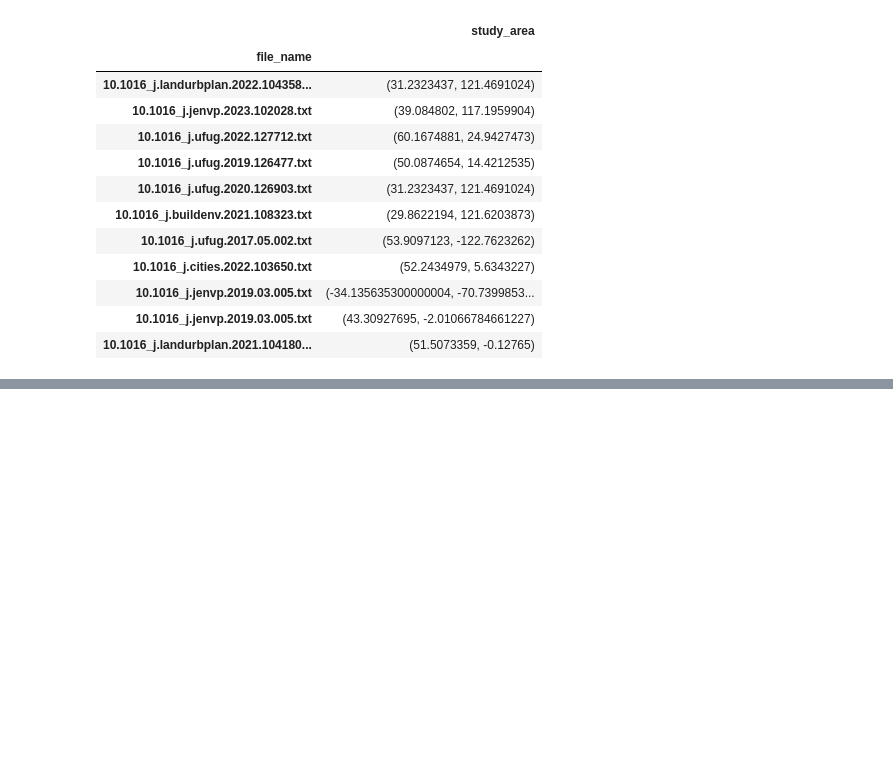
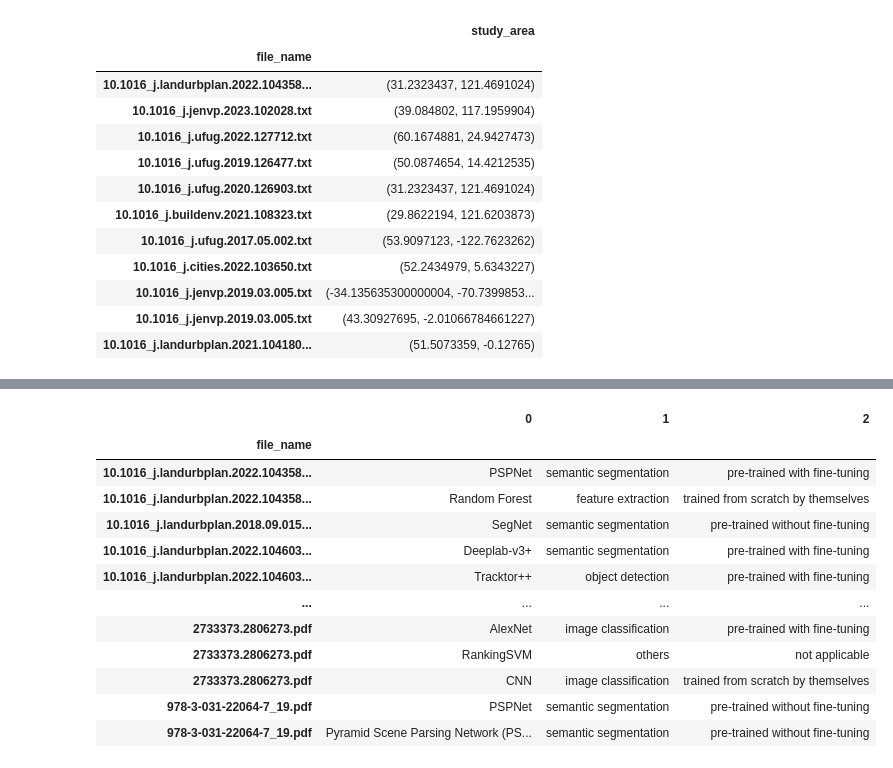
Before and after one commit to koito19960406/visual_perception_review, a Jupyter notebook: notebooks/info_extract.ipynb, the cells around one changed output, grey strips where cells are left out. Saved outputs shown, nothing was run; the diff lists cells and outputs as text; code cells hidden in the pictures; blank space fills up the shorter version.

```diff
--- a/notebooks/info_extract.ipynb
+++ b/notebooks/info_extract.ipynb
@@ -90,0 +100,80 @@ array(['{"other_data_sources": "not applicable"}',
+# %%
+import pandas as pd
+import ast
+qa_result_df = pd.read_csv("data/interim/qa_result_2023-07-19.csv")
+qa_result_df['label_dict'] = qa_result_df.iloc[:,9]
+
+# add {'cv': } around the string without it
+def add_cv(x):
+    if "cv" not in x:
+        return "{'cv_models': " + x + "}"
+    else:
+        return x
+qa_result_df["label_dict"] = qa_result_df["label_dict"].apply(lambda x: add_cv(x))
+def add_brackets_to_string(s):
+    # Locate the first occurrence of ':'
+    index = s.find(':')
+    if index == -1:
+        # If there's no colon, return the original string (This should not happen in your example)
+        return s
+
+    # Add the opening bracket after the colon and space
+    s = s[:index + 2] + "[" + s[index + 2:]
+
+    # Add the closing bracket just before the last }
+    # check if the last character is a }
+    if s[-1] == '}':
+        # If it is, add the bracket before it
+        s = s[:-1] + "]" + s[-1:]
+    else:
+        s = None
+    return s
+
+def ast_literal_eval(x):
+    try:
+        return ast.literal_eval(x)
+    except:
+        x = add_brackets_to_string(x)
+        if (x != "{'cv_models': [not applicable]}") & (x != None):
+            return ast.literal_eval(x)
+        else:
+            return None
+
+# check the length of the list and explode the list horizontally to columns
+def explode_horizontally(x):
+    if len(x) != 3:
+        return None
+    else:
+        return x
+# drop None
+qa_result_df = qa_result_df[qa_result_df["label_dict"].notnull()]
+qa_result_df["label_dict"] = qa_result_df['label_dict'].apply(lambda x: ast_literal_eval(x))
+qa_result_df = qa_result_df.join(pd.json_normalize(qa_result_df["label_dict"]))
+qa_result_df.set_index("file_name", inplace=True)
+qa_result_df = qa_result_df["cv_models"].explode().to_frame().reset_index()
+# Filter rows where the list has exactly 3 elements
+qa_result_df = qa_result_df.dropna(subset=['cv_models'])
+qa_result_df = qa_result_df[qa_result_df['cv_models'].apply(len) == 3]
+# Explode the list column into multiple columns
+# df_new = pd.DataFrame(qa_result_df['cv_models'].to_list(), columns=['col1_1', 'col1_2', 'col1_3'])
+# Then you can convert the 'label_dict' column to a list and create your new DataFrame:
+# qa_result_df['cv_models'].apply(lambda x: explode_horizontally(x))
+qa_result_df = pd.DataFrame(qa_result_df['cv_models'].to_list(), index=qa_result_df["file_name"])
+# Then you can convert the 'label_dict' column to a list and create your new DataFrame:
+# qa_result_df['cv_models'].apply(lambda x: explode_horizontally(x))
+# qa_result_df = pd.DataFrame(qa_result_df['cv_models'].to_list(), index=qa_result_df["file_name"])
+qa_result_df
+# %% [output]
+|  | 0 | 1 | 2 |
+| file_name |  |  |  |
+| 10.1016_j.landurbplan.2022.104358... | PSPNet | semantic segmentation | pre-trained with fine-tuning |
+| 10.1016_j.landurbplan.2022.104358... | Random Forest | feature extraction | trained from scratch by themselves |
+| 10.1016_j.landurbplan.2018.09.015... | SegNet | semantic segmentation | pre-trained without fine-tuning |
+| 10.1016_j.landurbplan.2022.104603... | Deeplab-v3+ | semantic segmentation | pre-trained with fine-tuning |
+| 10.1016_j.landurbplan.2022.104603... | Tracktor++ | object detection | pre-trained with fine-tuning |
+| ... | ... | ... | ... |
+| 2733373.2806273.pdf | AlexNet | image classification | pre-trained with fine-tuning |
+| 2733373.2806273.pdf | RankingSVM | others | not applicable |
+| 2733373.2806273.pdf | CNN | image classification | trained from scratch by themselves |
+| 978-3-031-22064-7_19.pdf | PSPNet | semantic segmentation | pre-trained without fine-tuning |
+| 978-3-031-22064-7_19.pdf | Pyramid Scene Parsing Network (PS... | semantic segmentation | pre-trained without fine-tuning |
```
Also changed, not shown: parts of 4 cells of this notebook, 50 other files.
